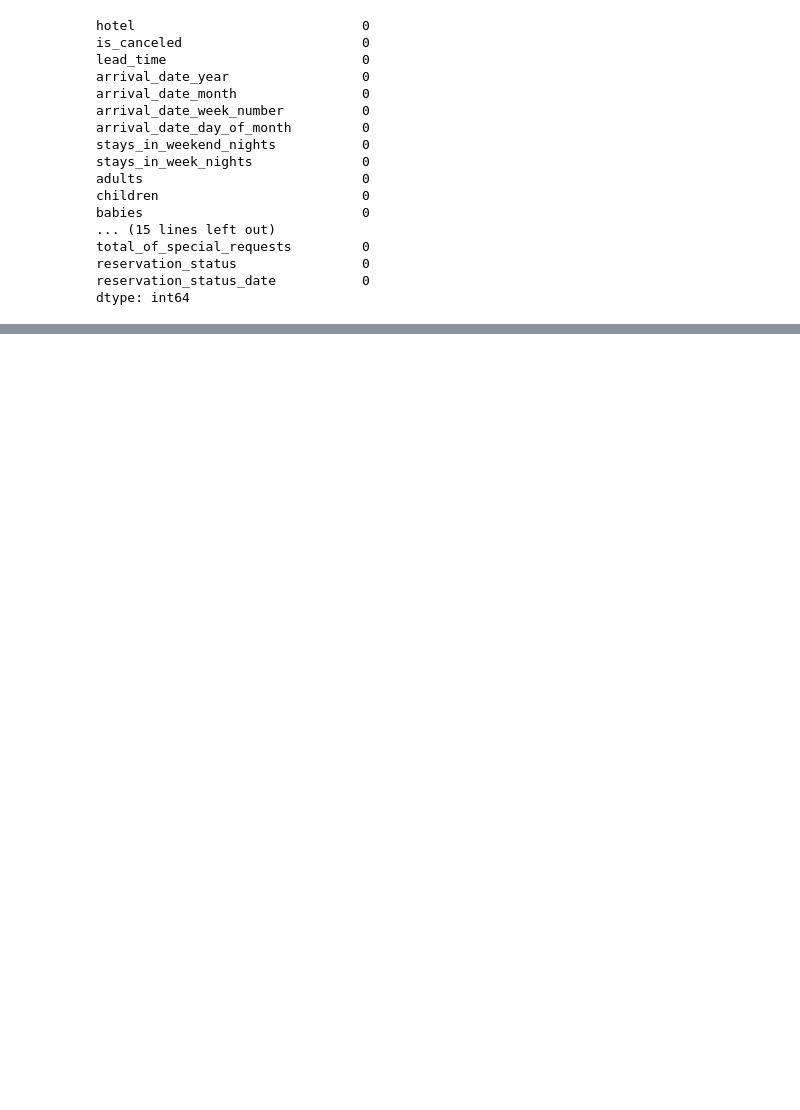
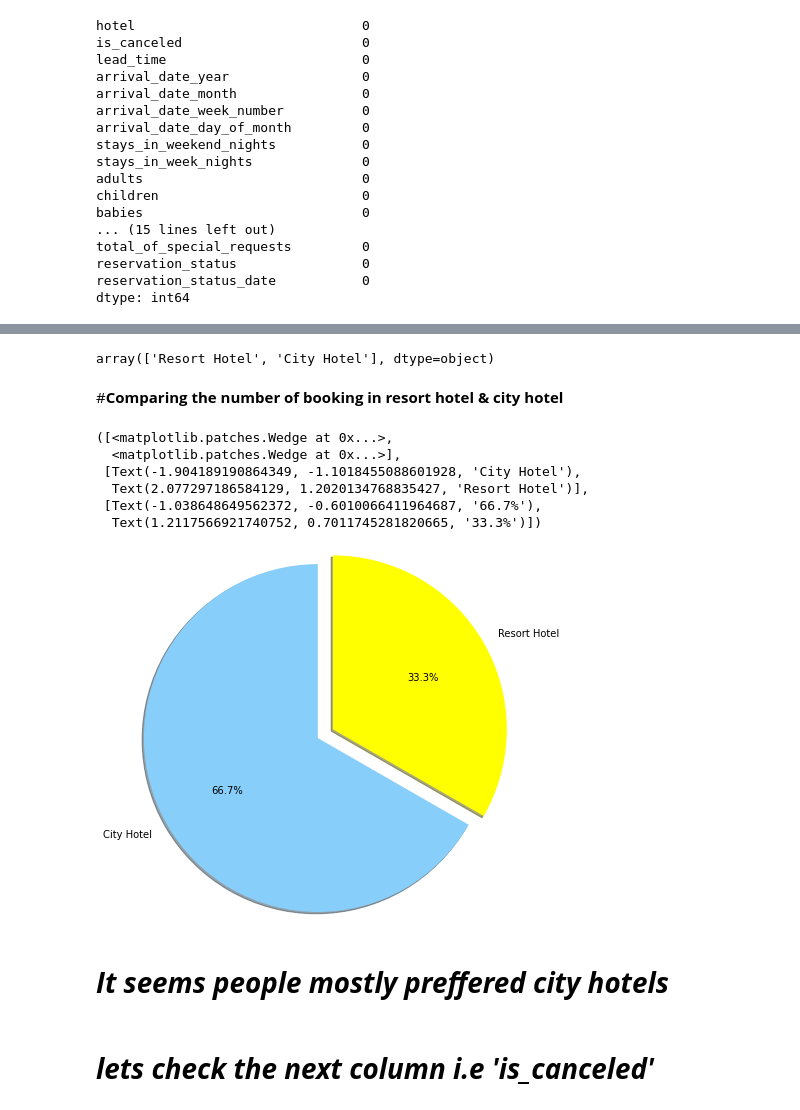
Before and after one commit to SuvirKapse/Hotel-Booking-Analysis, a Jupyter notebook: Suvir_kapse_Hotel_Booking_Analysis_Capstone_Project.ipynb, the cells around one changed output, grey strips where cells are left out. Cells and saved outputs as stored; diff of their text form; code cells hidden in the pictures; blank space fills up the shorter version.

```diff
--- a/Suvir_kapse_Hotel_Booking_Analysis_Capstone_Project.ipynb
+++ b/Suvir_kapse_Hotel_Booking_Analysis_Capstone_Project.ipynb
@@ -129,0 +144,29 @@ dtype: int64
+# %%
+# types of hotel in data set
+
+hotel_df.hotel.unique()
+# %% [output]
+array(['Resort Hotel', 'City Hotel'], dtype=object)
+# %% [markdown]
+#**Comparing the number of booking in resort hotel & city hotel**
+# %%
+# comparing  the two values with pie chart
+data =hotel_df['hotel'].value_counts()
+
+lable = hotel_df['hotel'].value_counts().index.tolist()
+
+plt.pie(data, explode =(0, 0.2),autopct='%1.1f%%',startangle =90,shadow=True,radius = 2.0,
+        labels=lable,
+        colors=['lightskyblue','yellow'])
+# %% [output]
+([<matplotlib.patches.Wedge at 0x...>,
+  <matplotlib.patches.Wedge at 0x...>],
+ [Text(-1.904189190864349, -1.1018455088601928, 'City Hotel'),
+  Text(2.077297186584129, 1.2020134768835427, 'Resort Hotel')],
+ [Text(-1.038648649562372, -0.6010066411964687, '66.7%'),
+  Text(1.2117566921740752, 0.7011745281820665, '33.3%')])
+[figure, added]
+# %% [markdown]
+# ***It seems people mostly preffered city hotels***
+# %% [markdown]
+# ***lets check  the next  column i.e 'is_canceled'***
```
Also changed, not shown: parts of 19 cells of this notebook.
